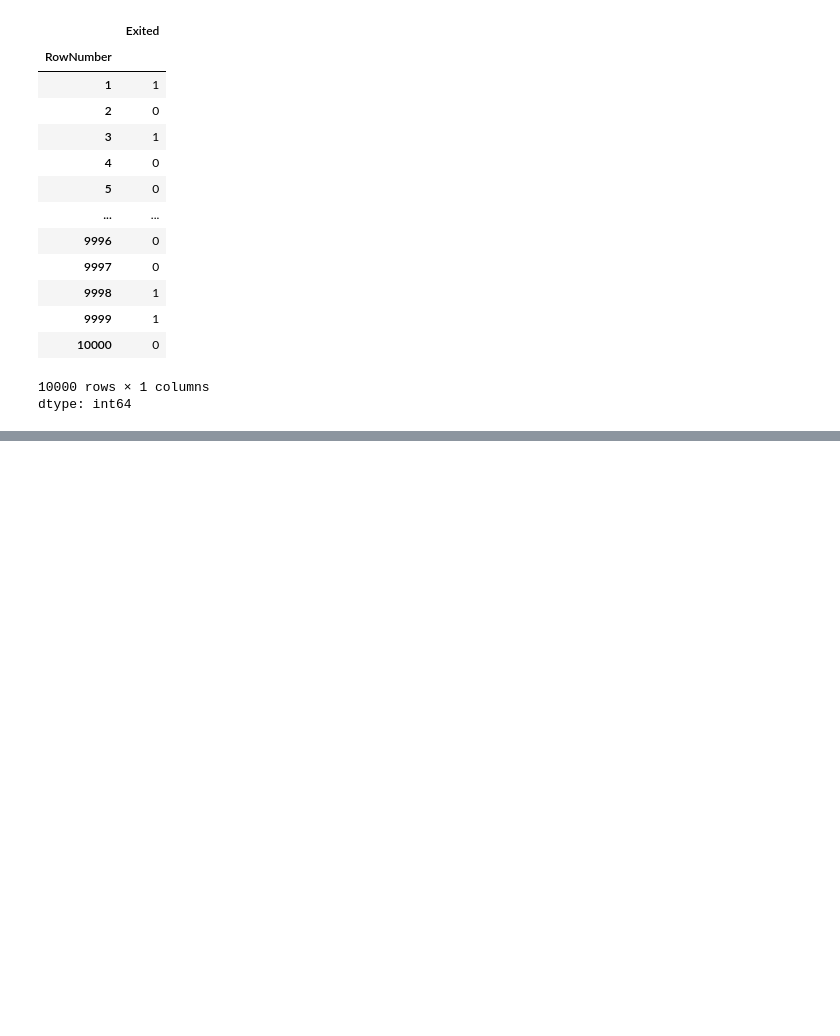
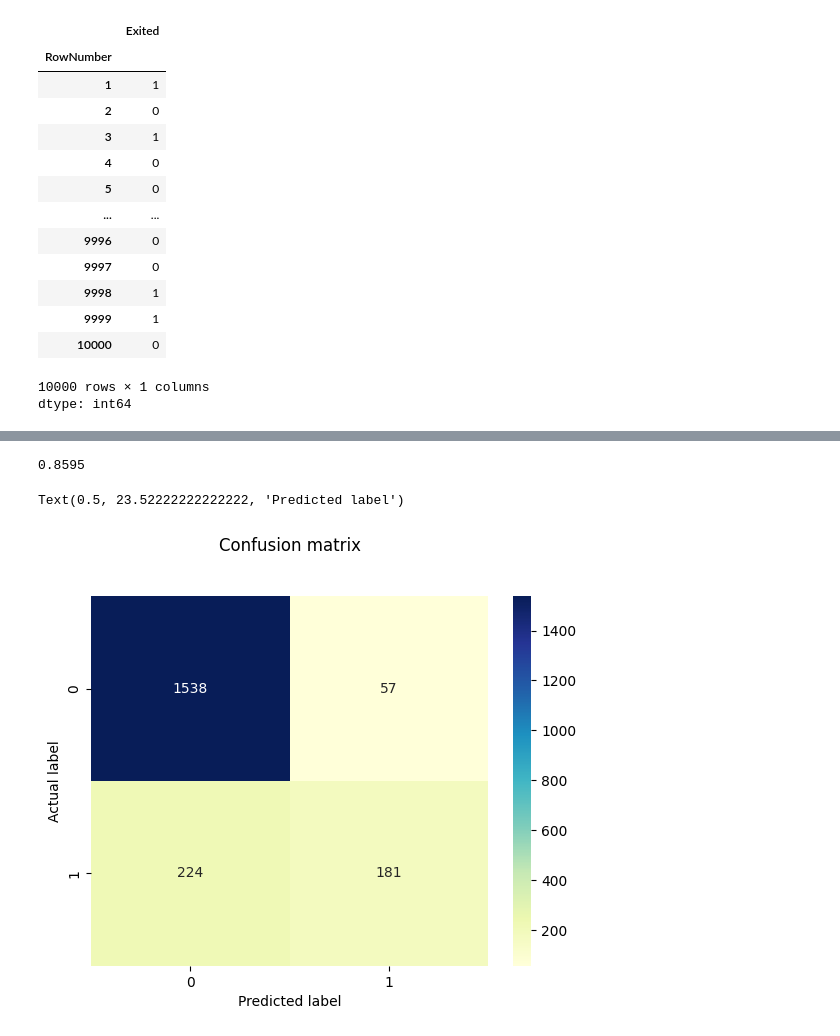
Before and after one commit to Saifullah785/deep-learning-projects, a Jupyter notebook: Project_05_Customer_Churn_classification_with_ANN/Project_05_Customer_Churn_classification_with_ANN.ipynb, the cells around one changed output, grey strips where cells are left out. Cells and saved outputs as stored; diff of their text form; code cells hidden in the pictures; blank space fills up the shorter version.

Commit message:
Created using Colab while practicing code project 05 in the sections of  Score and metrics, and ANN Model for Classification

```diff
--- a/Project_05_Customer_Churn_classification_with_ANN/Project_05_Customer_Churn_classification_with_ANN.ipynb
+++ b/Project_05_Customer_Churn_classification_with_ANN/Project_05_Customer_Churn_classification_with_ANN.ipynb
@@ -221,0 +245,14 @@ x_test = sc.transform(x_test)
+# %%
+# ANN Model For Classification
+
+# Compile the model
+# Use 'adam' optimizer, 'binary_crossentropy' loss for binary classification, and 'accuracy' as the evaluation metric
+model.compile(optimizer='adam', loss='binary_crossentropy', metrics=['accuracy'])
+# %%
+# ANN Model For Classification
+
+# Train the model
+# Fit the model to the training data with a batch size of 10 and 100 epochs
+# verbose=0 suppresses the training progress output
+# validation_data provides the test set for evaluating the model during training
+history = model.fit(x_train, y_train, batch_size=10, epochs=100, verbose=0, validation_data=(x_test, y_test))
@@ -221,0 +296,7 @@ x_test = sc.transform(x_test)
+# %%
+# Score and metrics
+
+# Make predictions on the test set
+y_pred = model.predict(x_test)
+# Convert the predicted probabilities to binary output (0 or 1) using a threshold of 0.5
+y_pred = (y_pred > 0.5).astype(int)
@@ -221,0 +318,24 @@ x_test = sc.transform(x_test)
+# %%
+# Score and metrics
+
+# Import confusion_matrix and accuracy_score from sklearn.metrics
+from sklearn.metrics import confusion_matrix, accuracy_score
+
+# Calculate and display the accuracy score
+accuracy_score(y_test, y_pred)
+# %% [output]
+0.8595
+# %%
+# Score and metrics
+
+# Calculate the confusion matrix
+cm = confusion_matrix(y_test, y_pred)
+# Create a heatmap visualization of the confusion matrix
+p =sns.heatmap(pd.DataFrame(cm), annot=True, cmap="YlGnBu" ,fmt='g')
+# Add title and labels to the heatmap
+plt.title('Confusion matrix', y=1.1)
+plt.ylabel('Actual label')
+plt.xlabel('Predicted label')
+# %% [output]
+Text(0.5, 23.52222222222222, 'Predicted label')
+[figure, added]
```
Also changed, not shown: parts of 10 cells of this notebook.
